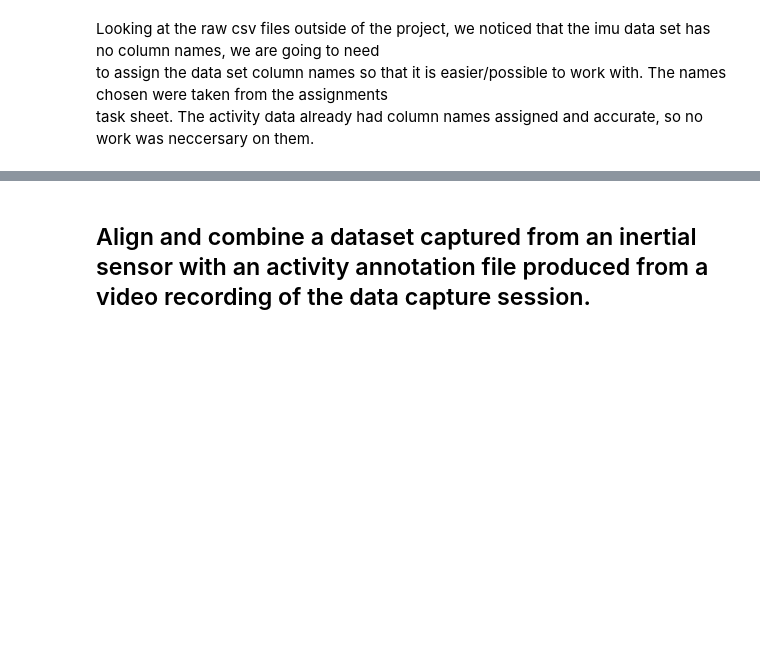
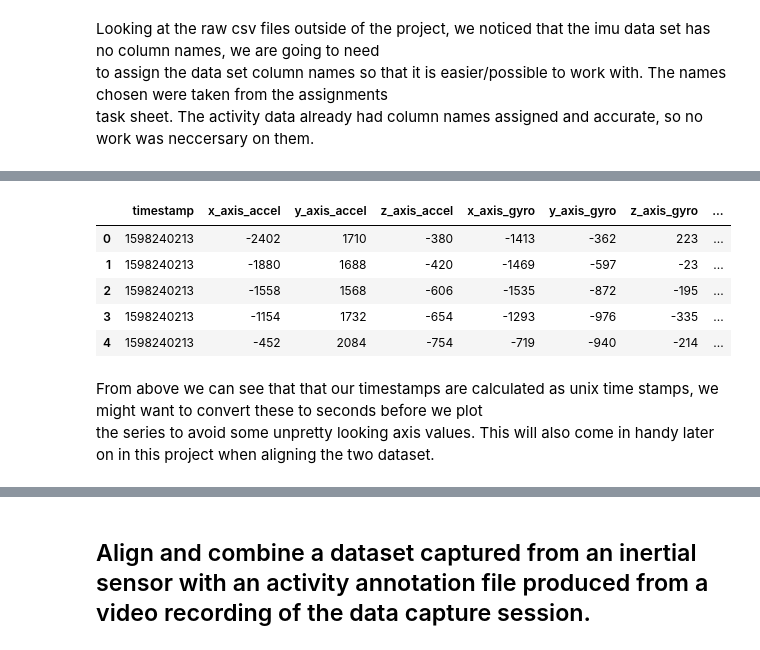
Before and after one commit to Mokoto-K/COSC102-assignment-3, a Jupyter notebook: assignment-3.ipynb, the cells around one changed output, grey strips where cells are left out. Cells and saved outputs as stored; diff of their text form; code cells hidden in the pictures; blank space fills up the shorter version.

```diff
--- a/assignment-3.ipynb
+++ b/assignment-3.ipynb
@@ -81,0 +138,13 @@ z_axis_gyro has 0 null values
+# %%
+# Visualise the dataframe
+imu_data_raw.head()
+# %% [output]
+|  | timestamp | x_axis_accel | y_axis_accel | z_axis_accel | x_axis_gyro | y_axis_gyro | z_axis_gyro | ... |
+| 0 | 1598240213 | -2402 | 1710 | -380 | -1413 | -362 | 223 | ... |
+| 1 | 1598240213 | -1880 | 1688 | -420 | -1469 | -597 | -23 | ... |
+| 2 | 1598240213 | -1558 | 1568 | -606 | -1535 | -872 | -195 | ... |
+| 3 | 1598240213 | -1154 | 1732 | -654 | -1293 | -976 | -335 | ... |
+| 4 | 1598240213 | -452 | 2084 | -754 | -719 | -940 | -214 | ... |
+# %% [markdown]
+From above we can see that that our timestamps are calculated as unix time stamps, we might want to convert these to seconds before we plot <br>
+the series to avoid some unpretty looking axis values. This will also come in handy later on in this project when aligning the two dataset.
```
Also changed, not shown: parts of 18 cells of this notebook.
